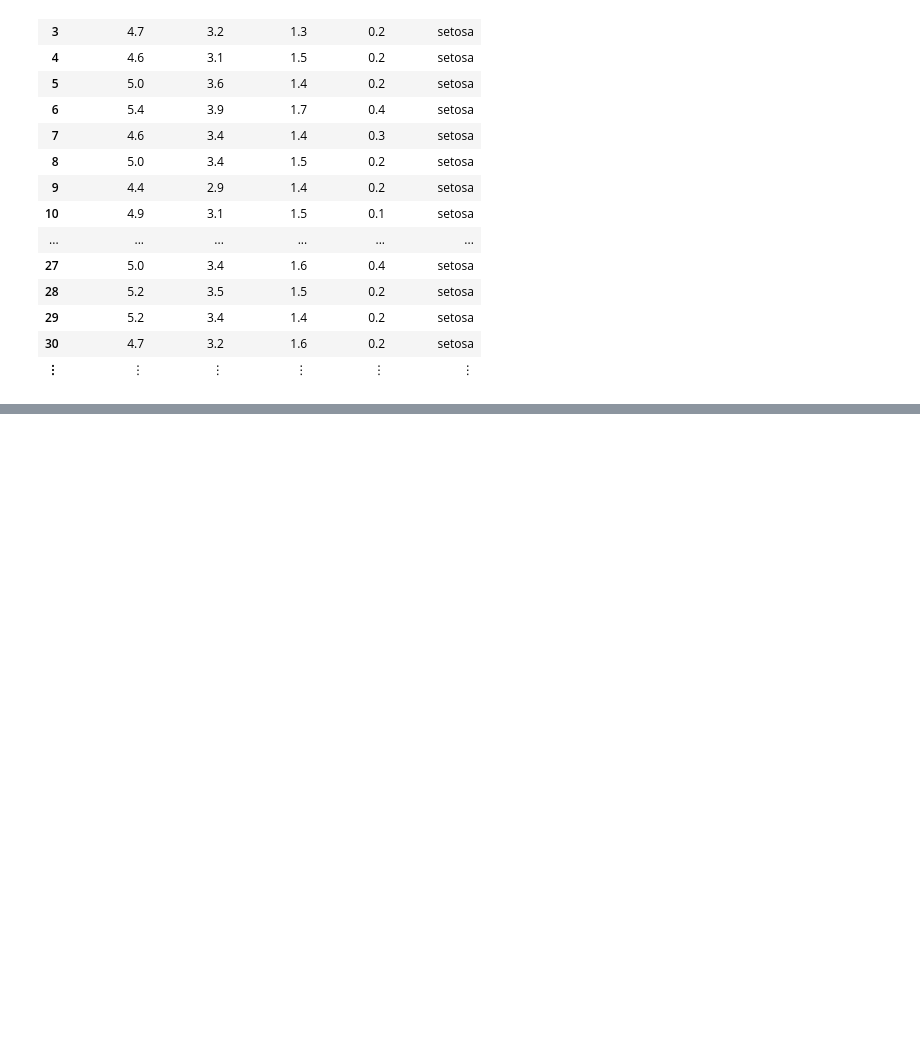
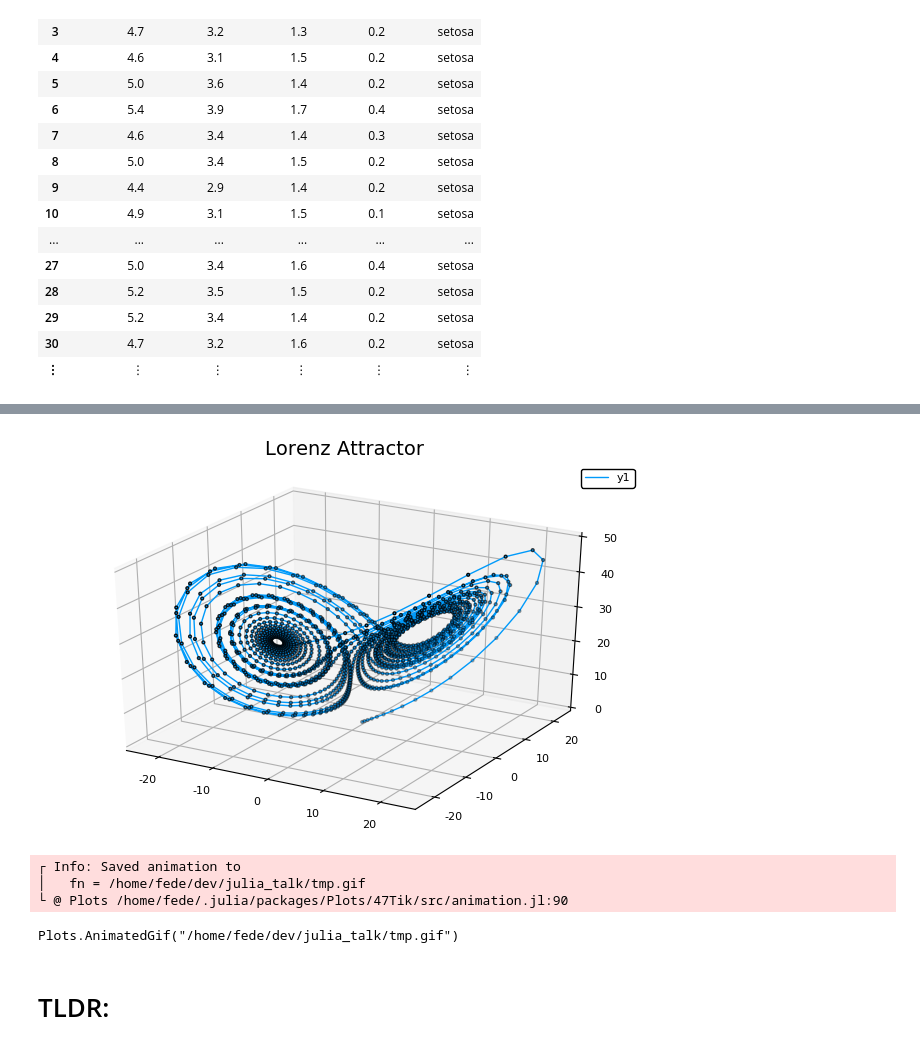
Before and after one commit to marcosfede/julia_talk, a Jupyter notebook: talk.ipynb, the cells around one changed output, grey strips where cells are left out. Cells and saved outputs as stored; diff of their text form; code cells hidden in the pictures; blank space fills up the shorter version.

```diff
--- a/talk.ipynb
+++ b/talk.ipynb
@@ -718,0 +747,32 @@ df[df[:Species] .== "setosa", :]
+# %%
+# define the Lorenz attractor
+mutable struct Lorenz
+    dt; σ; ρ; β; x; y; z
+end
+
+function step!(l::Lorenz)
+    dx = l.σ*(l.y - l.x)       ; l.x += l.dt * dx
+    dy = l.x*(l.ρ - l.z) - l.y ; l.y += l.dt * dy
+    dz = l.x*l.y - l.β*l.z     ; l.z += l.dt * dz
+end
+
+attractor = Lorenz((dt = 0.02, σ = 10., ρ = 28., β = 8//3, x = 1., y = 1., z = 1.)...)
+
+
+# initialize a 3D plot with 1 empty series
+plt = plot3d(1, xlim=(-25,25), ylim=(-25,25), zlim=(0,50),
+                title = "Lorenz Attractor", marker = 2)
+
+# build an animated gif by pushing new points to the plot, saving every 10th frame
+@gif for i=1:1500
+    step!(attractor)
+    push!(plt, attractor.x, attractor.y, attractor.z)
+end every 10
+# %% [output]
+[figure, added]
+┌ Info: Saved animation to
+│   fn = /home/fede/dev/julia_talk/tmp.gif
+└ @ Plots /home/fede/.julia/packages/Plots/47Tik/src/animation.jl:90
+Plots.AnimatedGif("/home/fede/dev/julia_talk/tmp.gif")
+# %% [markdown]
+# TLDR:
```
Also changed, not shown: parts of 40 cells of this notebook, 5 other files.
